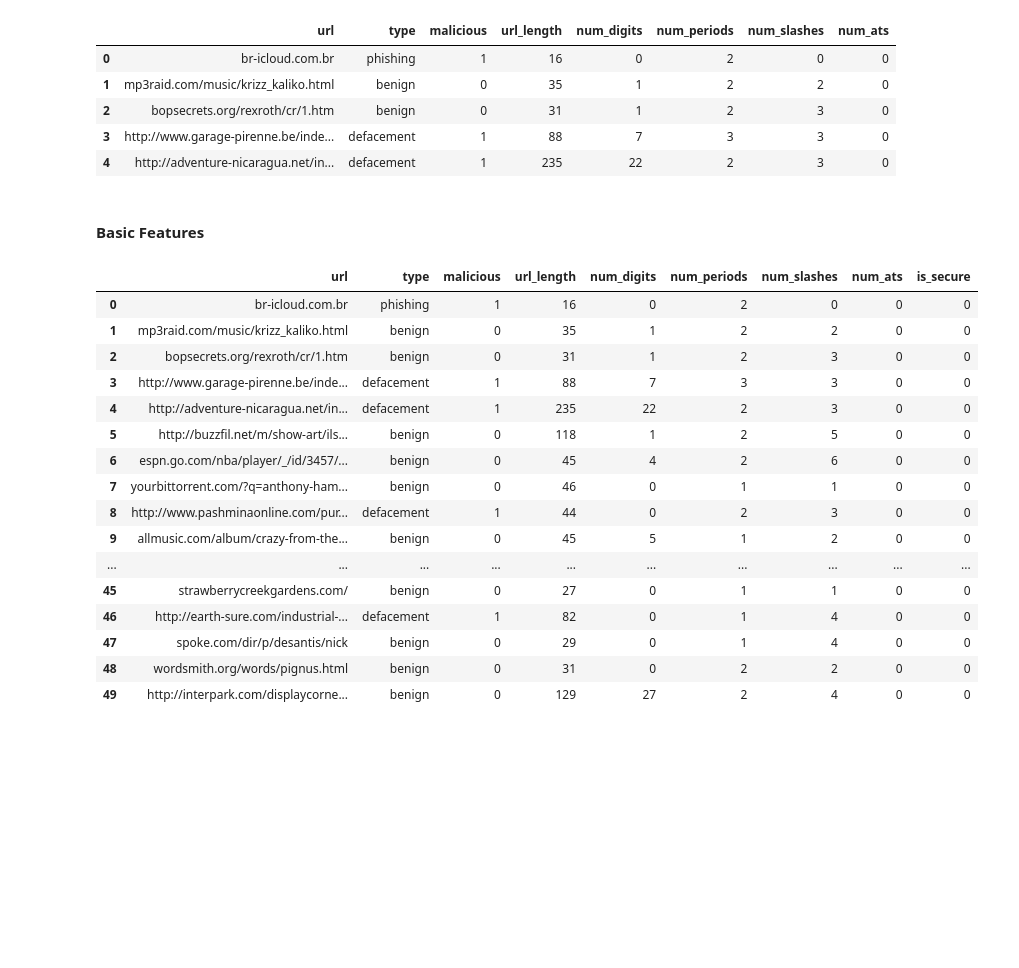
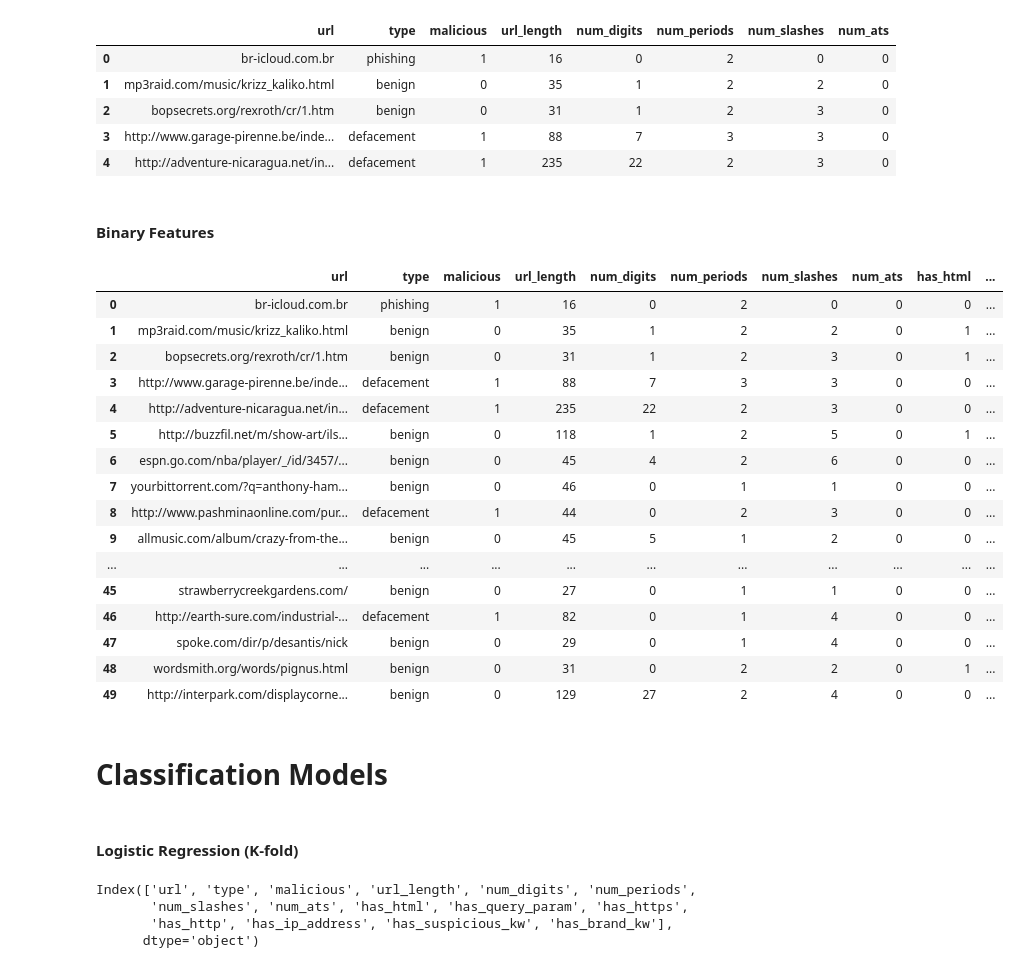
Before and after one commit to wgephart/ml_url_classification, a Jupyter notebook: FinalProject.ipynb, the cells around one changed output. Drawn from its saved outputs; the diff is of its cells as text; code cells hidden in the pictures; blank space fills up the shorter version.

Commit message:
Added some binary features, started log reg

```diff
--- a/FinalProject.ipynb
+++ b/FinalProject.ipynb
@@ -105,26 +125,52 @@ df.head()
 | 3 | http://www.garage-pirenne.be/inde... | defacement | 1 | 88 | 7 | 3 | 3 | 0 |
 | 4 | http://adventure-nicaragua.net/in... | defacement | 1 | 235 | 22 | 2 | 3 | 0 |
 # %% [markdown]
-#### Basic Features
+#### Binary Features
 # %%
-# Is secure
-df['is_secure'] = df['url'].str.startswith('https://').astype(int)
+# Ensure URL column is string
+df['url'] = df['url'].astype(str)
+
+# Has ".htm" or ".html"
+df['has_html'] = df['url'].str.contains(r'\.html?', case=False, na=False).astype(int)
+
+# Has literal "?query="
+df['has_query_param'] = df['url'].str.contains(r'\?query=', case=False, na=False).astype(int)
+
+# Has "https://"
+df['has_https'] = df['url'].str.contains(r'^https://', case=False, na=False).astype(int)
+
+# Has "http://" (less secure)
+df['has_http'] = df['url'].str.contains(r'^http://', case=False, na=False).astype(int)
+
+# Has IPv4 address in the host part (after ://)
+df['has_ip_address'] = df['url'].str.contains(r'://(?:\d{1,3}\.){3}\d{1,3}', case=False, na=False).astype(int)
+
+# Suspicious keywords anywhere in URL
+df['has_suspicious_kw'] = df['url'].str.contains(r'(login|secure|payment|verify)', case=False, na=False).astype(int)
+
+# Brand keywords
+df['has_brand_kw'] = df['url'].str.contains(r'(google|paypal|microsoft)', case=False, na=False).astype(int)
+
 df.head(50)
 # %% [output]
-|  | url | type | malicious | url_length | num_digits | num_periods | num_slashes | num_ats | is_secure |
-| 0 | br-icloud.com.br | phishing | 1 | 16 | 0 | 2 | 0 | 0 | 0 |
-| 1 | mp3raid.com/music/krizz_kaliko.html | benign | 0 | 35 | 1 | 2 | 2 | 0 | 0 |
-| 2 | bopsecrets.org/rexroth/cr/1.htm | benign | 0 | 31 | 1 | 2 | 3 | 0 | 0 |
-| 3 | http://www.garage-pirenne.be/inde... | defacement | 1 | 88 | 7 | 3 | 3 | 0 | 0 |
-| 4 | http://adventure-nicaragua.net/in... | defacement | 1 | 235 | 22 | 2 | 3 | 0 | 0 |
-| 5 | http://buzzfil.net/m/show-art/ils... | benign | 0 | 118 | 1 | 2 | 5 | 0 | 0 |
-| 6 | espn.go.com/nba/player/_/id/3457/... | benign | 0 | 45 | 4 | 2 | 6 | 0 | 0 |
-| 7 | yourbittorrent.com/?q=anthony-ham... | benign | 0 | 46 | 0 | 1 | 1 | 0 | 0 |
-| 8 | http://www.pashminaonline.com/pur... | defacement | 1 | 44 | 0 | 2 | 3 | 0 | 0 |
-| 9 | allmusic.com/album/crazy-from-the... | benign | 0 | 45 | 5 | 1 | 2 | 0 | 0 |
-| ... | ... | ... | ... | ... | ... | ... | ... | ... | ... |
-| 45 | strawberrycreekgardens.com/ | benign | 0 | 27 | 0 | 1 | 1 | 0 | 0 |
-| 46 | http://earth-sure.com/industrial-... | defacement | 1 | 82 | 0 | 1 | 4 | 0 | 0 |
-| 47 | spoke.com/dir/p/desantis/nick | benign | 0 | 29 | 0 | 1 | 4 | 0 | 0 |
-| 48 | wordsmith.org/words/pignus.html | benign | 0 | 31 | 0 | 2 | 2 | 0 | 0 |
-| 49 | http://interpark.com/displaycorne... | benign | 0 | 129 | 27 | 2 | 4 | 0 | 0 |
+|  | url | type | malicious | url_length | num_digits | num_periods | num_slashes | num_ats | has_html | ... |
+| 0 | br-icloud.com.br | phishing | 1 | 16 | 0 | 2 | 0 | 0 | 0 | ... |
+| 1 | mp3raid.com/music/krizz_kaliko.html | benign | 0 | 35 | 1 | 2 | 2 | 0 | 1 | ... |
+| 2 | bopsecrets.org/rexroth/cr/1.htm | benign | 0 | 31 | 1 | 2 | 3 | 0 | 1 | ... |
+| 3 | http://www.garage-pirenne.be/inde... | defacement | 1 | 88 | 7 | 3 | 3 | 0 | 0 | ... |
+| 4 | http://adventure-nicaragua.net/in... | defacement | 1 | 235 | 22 | 2 | 3 | 0 | 0 | ... |
+| 5 | http://buzzfil.net/m/show-art/ils... | benign | 0 | 118 | 1 | 2 | 5 | 0 | 1 | ... |
+| 6 | espn.go.com/nba/player/_/id/3457/... | benign | 0 | 45 | 4 | 2 | 6 | 0 | 0 | ... |
+| 7 | yourbittorrent.com/?q=anthony-ham... | benign | 0 | 46 | 0 | 1 | 1 | 0 | 0 | ... |
+| 8 | http://www.pashminaonline.com/pur... | defacement | 1 | 44 | 0 | 2 | 3 | 0 | 0 | ... |
+| 9 | allmusic.com/album/crazy-from-the... | benign | 0 | 45 | 5 | 1 | 2 | 0 | 0 | ... |
+| ... | ... | ... | ... | ... | ... | ... | ... | ... | ... | ... |
+| 45 | strawberrycreekgardens.com/ | benign | 0 | 27 | 0 | 1 | 1 | 0 | 0 | ... |
+| 46 | http://earth-sure.com/industrial-... | defacement | 1 | 82 | 0 | 1 | 4 | 0 | 0 | ... |
+| 47 | spoke.com/dir/p/desantis/nick | benign | 0 | 29 | 0 | 1 | 4 | 0 | 0 | ... |
+| 48 | wordsmith.org/words/pignus.html | benign | 0 | 31 | 0 | 2 | 2 | 0 | 1 | ... |
+| 49 | http://interpark.com/displaycorne... | benign | 0 | 129 | 27 | 2 | 4 | 0 | 0 | ... |
+# %% [markdown]
+# Classification Models
+# %% [markdown]
+#### Logistic Regression (K-fold)
@@ -130,0 +189,7 @@ df.head(50)
+# %%
+df.columns
+# %% [output]
+Index(['url', 'type', 'malicious', 'url_length', 'num_digits', 'num_periods',
+       'num_slashes', 'num_ats', 'has_html', 'has_query_param', 'has_https',
+       'has_http', 'has_ip_address', 'has_suspicious_kw', 'has_brand_kw'],
+      dtype='object')
```
Also changed, not shown: parts of 10 cells of this notebook.
